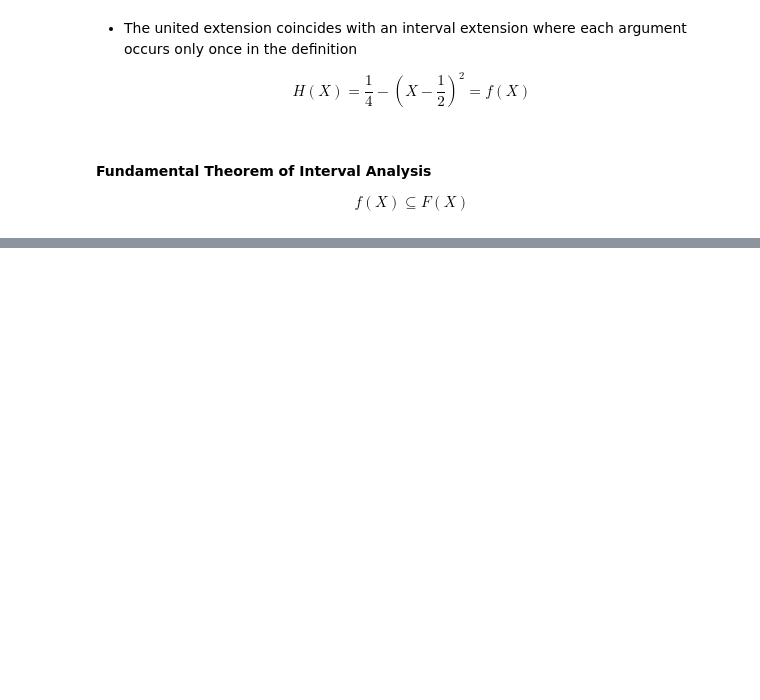
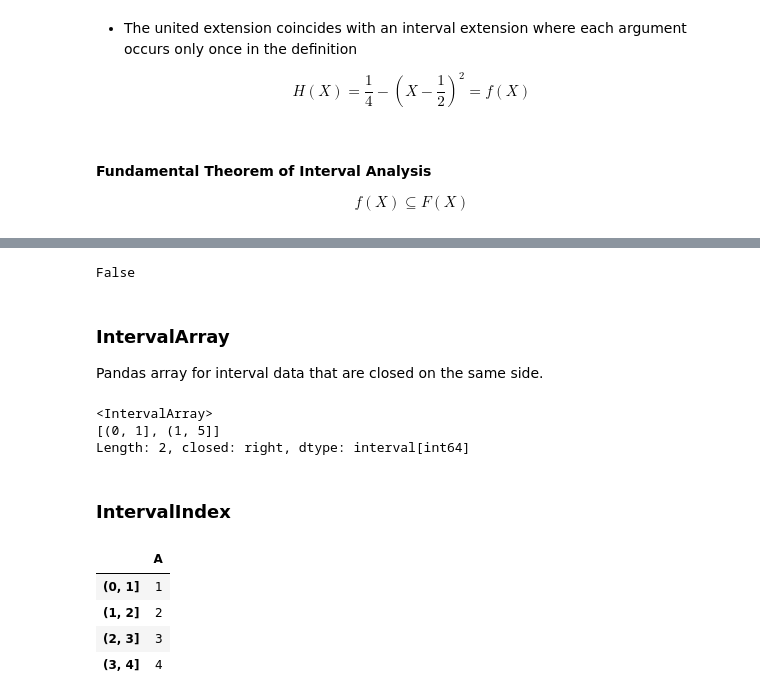
Before and after one commit to cmencar/Probabilistic-Programming-and-Bayesian-Methods-for-Hackers, a Jupyter notebook: Chapter7_IntervalArithmetic/TII-07.ipynb, the cells around one changed output, grey strips where cells are left out. Cells and saved outputs as stored; diff of their text form; code cells hidden in the pictures; blank space fills up the shorter version.

```diff
--- a/Chapter7_IntervalArithmetic/TII-07.ipynb
+++ b/Chapter7_IntervalArithmetic/TII-07.ipynb
@@ -568,0 +690,27 @@ $$f(X) \subseteq F(X)$$
+# %%
+i6 = pd.Interval(1, 2, closed='neither')
+i4.overlaps(i6)
+# %% [output]
+False
+# %% [markdown]
+### IntervalArray
+Pandas array for interval data that are closed on the same side.
+# %%
+pd.arrays.IntervalArray([pd.Interval(0, 1), pd.Interval(1, 5)])
+# %% [output]
+<IntervalArray>
+[(0, 1], (1, 5]]
+Length: 2, closed: right, dtype: interval[int64]
+# %% [markdown]
+### IntervalIndex
+# %%
+df = pd.DataFrame({'A': [1, 2, 3, 4]},
+                  index=pd.IntervalIndex.from_breaks([0, 1, 2, 3, 4]))
+# %%
+df
+# %% [output]
+|  | A |
+| (0, 1] | 1 |
+| (1, 2] | 2 |
+| (2, 3] | 3 |
+| (3, 4] | 4 |
```
Also changed, not shown: parts of 46 cells of this notebook, 1 other file.
